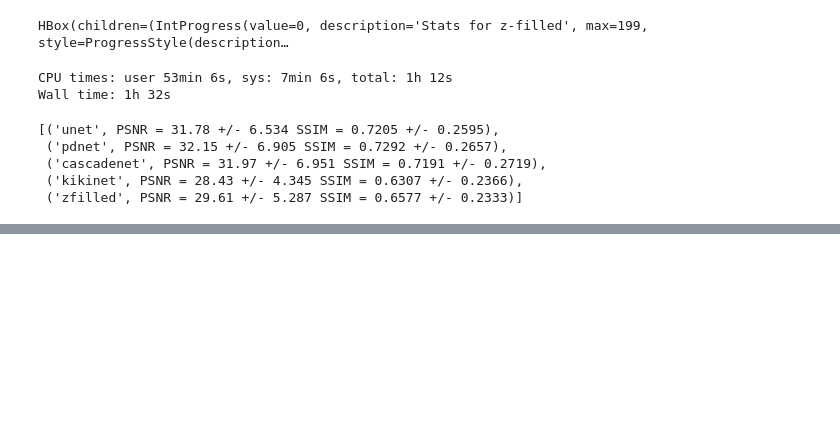
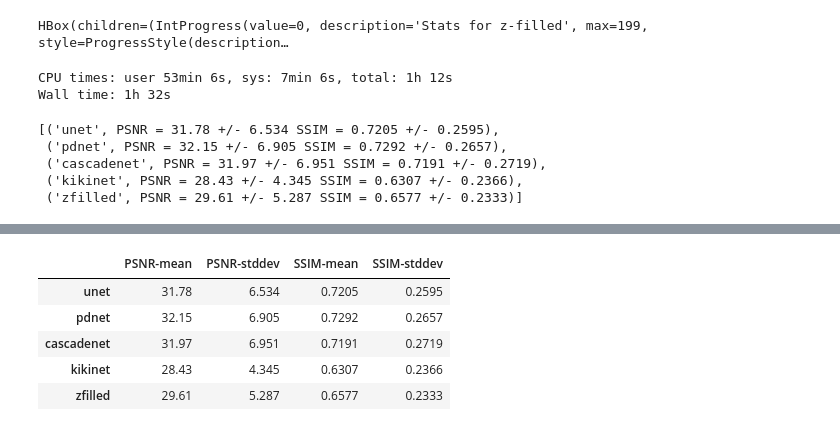
Before and after one commit to zaccharieramzi/fastmri-reproducible-benchmark, a Jupyter notebook: experiments/validation_for_net.ipynb, the cells around one changed output, grey strips where cells are left out. Saved outputs shown, nothing was run; the diff lists cells and outputs as text; code cells hidden in the pictures; blank space fills up the shorter version.

Commit message:
WIP validation for net with 2 additionnal metrics (but also some clutter to reproduce figures/tables

```diff
--- a/experiments/validation_for_net.ipynb
+++ b/experiments/validation_for_net.ipynb
@@ -182,0 +190,8 @@ plt.errorbar(
+# %%
+metrics = [
+    ('unet', {'PSNR': {'mean': 31.78, 'stddev': 6.534},  'SSIM':{'mean': 0.7205, 'stddev': 0.2595}}),
+    ('pdnet', {'PSNR': {'mean': 32.15, 'stddev': 6.905},  'SSIM':{'mean': 0.7292, 'stddev': 0.2657}}),
+    ('cascadenet', {'PSNR': {'mean': 31.97, 'stddev': 6.951},  'SSIM':{'mean': 0.7191, 'stddev': 0.2719}}),
+    ('kikinet', {'PSNR': {'mean': 28.43, 'stddev': 4.345},  'SSIM':{'mean': 0.6307, 'stddev': 0.2366}}),
+    ('zfilled', {'PSNR': {'mean': 29.61, 'stddev': 5.287},  'SSIM':{'mean': 0.6577, 'stddev': 0.2333}}),
+]
@@ -182,0 +200,16 @@ plt.errorbar(
+# %%
+metrics_table = pd.DataFrame(index=[name for name, _ in metrics], columns=['PSNR-mean', 'PSNR-stddev', 'SSIM-mean', 'SSIM-stddev'])
+for name, m in metrics:
+    metrics_table.loc[name, 'PSNR-mean'] = m['PSNR']['mean']
+    metrics_table.loc[name, 'PSNR-stddev'] = m['PSNR']['stddev']
+    metrics_table.loc[name, 'SSIM-mean'] = m['SSIM']['mean']
+    metrics_table.loc[name, 'SSIM-stddev'] = m['SSIM']['stddev']
+# %%
+metrics_table
+# %% [output]
+|  | PSNR-mean | PSNR-stddev | SSIM-mean | SSIM-stddev |
+| unet | 31.78 | 6.534 | 0.7205 | 0.2595 |
+| pdnet | 32.15 | 6.905 | 0.7292 | 0.2657 |
+| cascadenet | 31.97 | 6.951 | 0.7191 | 0.2719 |
+| kikinet | 28.43 | 4.345 | 0.6307 | 0.2366 |
+| zfilled | 29.61 | 5.287 | 0.6577 | 0.2333 |
```
Also changed, not shown: parts of 13 cells of this notebook.
